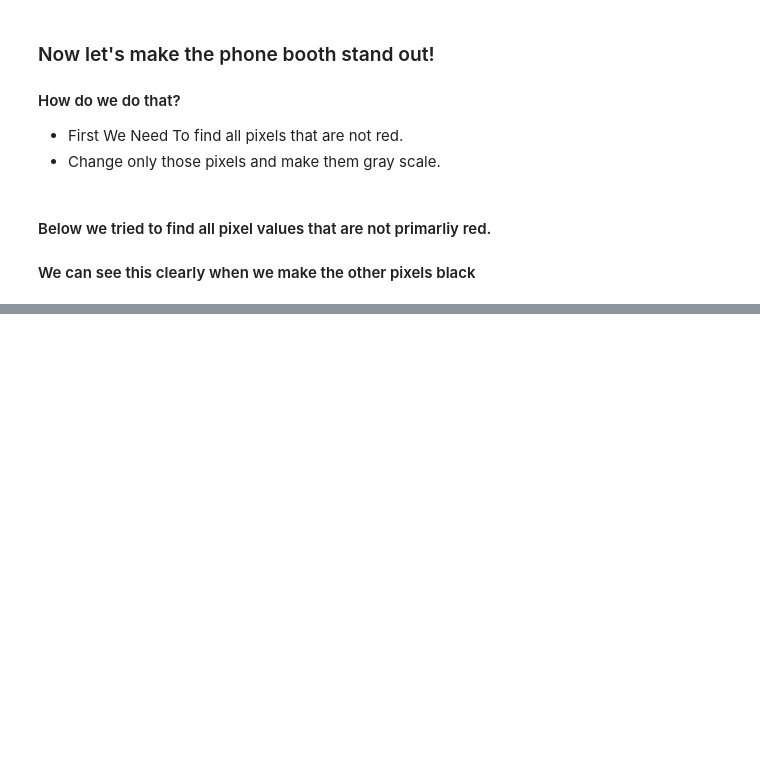
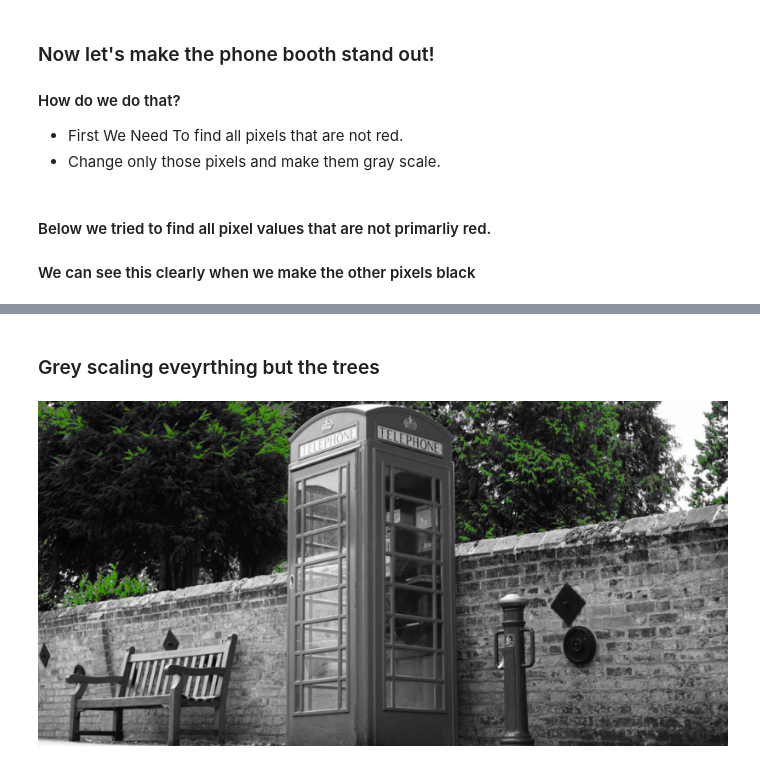
Before and after one commit to sohailk2/CS-Sail-Python-Image-Filtering, a Jupyter notebook: CS SAIL - Python Image Filtering.ipynb, the cells around one changed output, grey strips where cells are left out. Cells and saved outputs as stored; diff of their text form; code cells hidden in the pictures; blank space fills up the shorter version.

```diff
--- a/CS SAIL - Python Image Filtering.ipynb
+++ b/CS SAIL - Python Image Filtering.ipynb
@@ -147,0 +172,18 @@ display(result)
+# %% [markdown]
+### Grey scaling eveyrthing but the trees
+# %%
+phoneBoothBitmap = np.array(phoneBoothImage)
+
+for i in range(len(phoneBoothBitmap)):
+    for j in range(len(phoneBoothBitmap[i])):
+        pixel = phoneBoothBitmap[i][j]
+
+        #red is anything where red > 150 ish and other
+        # we need all values that are not high in red
+        if not (pixel[0] < 255/3 and pixel[1] > 100 and pixel[2] < 255/3):
+            greyScale(pixel)
+
+result = Image.fromarray(phoneBoothBitmap)
+display(result)
+# %% [output]
+[figure, added]
```
Also changed, not shown: parts of 9 cells of this notebook.
